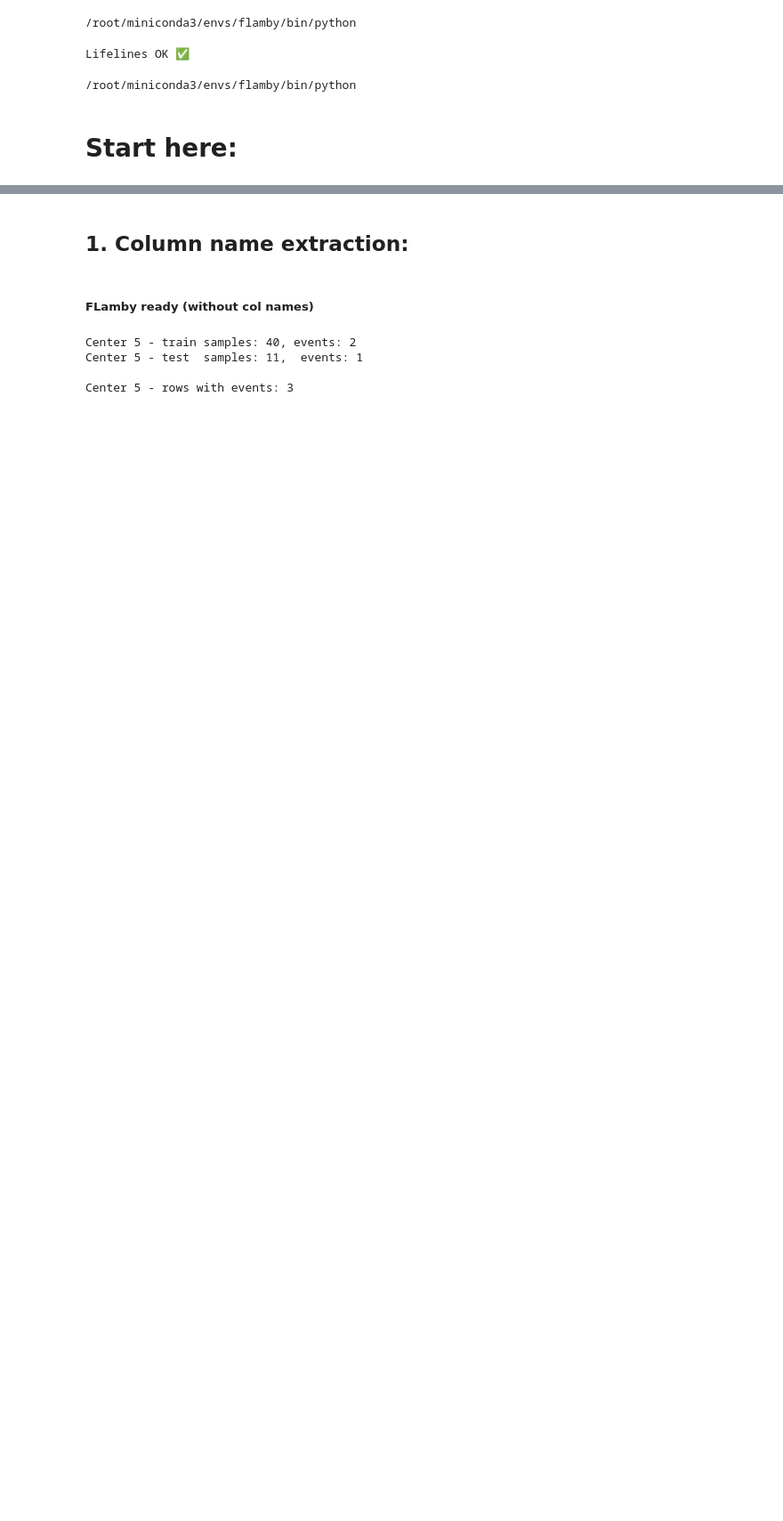
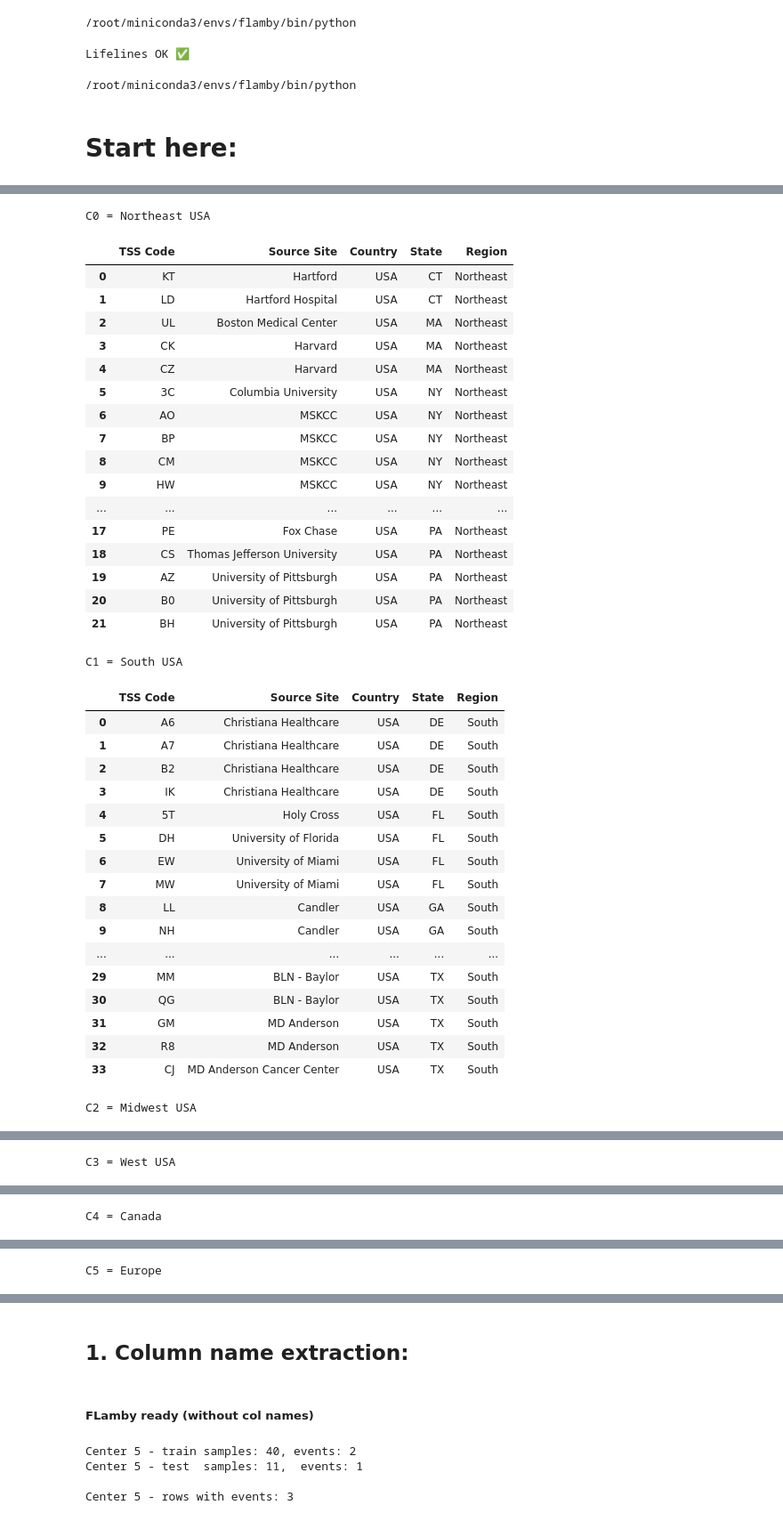
Before and after one commit to nataliamorenob/Survival-Models-in-Federated-Healthcare-Settings, a Jupyter notebook: DataExploration/dataset_exploration.ipynb, the cells around one changed output, grey strips where cells are left out. Shown at 89% size. Drawn from its saved outputs; the diff is of its cells as text; code cells hidden in the pictures; blank space fills up the shorter version.

```diff
--- a/DataExploration/dataset_exploration.ipynb
+++ b/DataExploration/dataset_exploration.ipynb
@@ -34,0 +215,67 @@ from flamby.datasets.fed_tcga_brca import FedTcgaBrca
+# %%
+import pandas as pd
+
+centers_csv = "/Users/nataliamorenoblasco/Desktop/Master_Thesis/FLamby/flamby/datasets/fed_tcga_brca/centers.csv"
+df_centers = pd.read_csv(centers_csv)
+
+# Normalize region labels
+df_centers["Region"] = df_centers["Region"].str.strip()
+
+# Center-to-region mapping in the order you specified
+center_region = {
+    "C0": "Northeast",
+    "C1": "South",
+    "C2": "Midwest",
+    "C3": "West",
+    "C4": "Canada",
+    "C5": "Europe"
+}
+
+# Print rows for each center/region
+for center_id, region_name in center_region.items():
+    if region_name in ["Canada", "Europe"]:
+        header = f"{center_id} = {region_name}"
+    else:
+        header = f"{center_id} = {region_name} USA"
+    print("\n" + header)
+    subset = df_centers[df_centers["Region"] == region_name].copy()
+    subset = subset.sort_values(["Country", "State", "Source Site", "TSS Code"]).reset_index(drop=True)
+    display(subset)
+# %% [output]
+C0 = Northeast USA
+|  | TSS Code | Source Site | Country | State | Region |
+| 0 | KT | Hartford | USA | CT | Northeast |
+| 1 | LD | Hartford Hospital | USA | CT | Northeast |
+| 2 | UL | Boston Medical Center | USA | MA | Northeast |
+| 3 | CK | Harvard | USA | MA | Northeast |
+| 4 | CZ | Harvard | USA | MA | Northeast |
+| 5 | 3C | Columbia University | USA | NY | Northeast |
+| 6 | AO | MSKCC | USA | NY | Northeast |
+| 7 | BP | MSKCC | USA | NY | Northeast |
+| 8 | CM | MSKCC | USA | NY | Northeast |
+| 9 | HW | MSKCC | USA | NY | Northeast |
+| ... | ... | ... | ... | ... | ... |
+| 17 | PE | Fox Chase | USA | PA | Northeast |
+| 18 | CS | Thomas Jefferson University | USA | PA | Northeast |
+| 19 | AZ | University of Pittsburgh | USA | PA | Northeast |
+| 20 | B0 | University of Pittsburgh | USA | PA | Northeast |
+| 21 | BH | University of Pittsburgh | USA | PA | Northeast |
+C1 = South USA
+|  | TSS Code | Source Site | Country | State | Region |
+| 0 | A6 | Christiana Healthcare | USA | DE | South |
+| 1 | A7 | Christiana Healthcare | USA | DE | South |
+| 2 | B2 | Christiana Healthcare | USA | DE | South |
+| 3 | IK | Christiana Healthcare | USA | DE | South |
+| 4 | 5T | Holy Cross | USA | FL | South |
+| 5 | DH | University of Florida | USA | FL | South |
+| 6 | EW | University of Miami | USA | FL | South |
+| 7 | MW | University of Miami | USA | FL | South |
+| 8 | LL | Candler | USA | GA | South |
+| 9 | NH | Candler | USA | GA | South |
+| ... | ... | ... | ... | ... | ... |
+| 29 | MM | BLN - Baylor | USA | TX | South |
+| 30 | QG | BLN - Baylor | USA | TX | South |
+| 31 | GM | MD Anderson | USA | TX | South |
+| 32 | R8 | MD Anderson | USA | TX | South |
+| 33 | CJ | MD Anderson Cancer Center | USA | TX | South |
+C2 = Midwest USA
@@ -34,0 +299 @@ from flamby.datasets.fed_tcga_brca import FedTcgaBrca
+C3 = West USA
@@ -34,0 +317 @@ from flamby.datasets.fed_tcga_brca import FedTcgaBrca
+C4 = Canada
@@ -34,0 +322 @@ from flamby.datasets.fed_tcga_brca import FedTcgaBrca
+C5 = Europe
```
Also changed, not shown: parts of 11 cells of this notebook, 4 other files.
